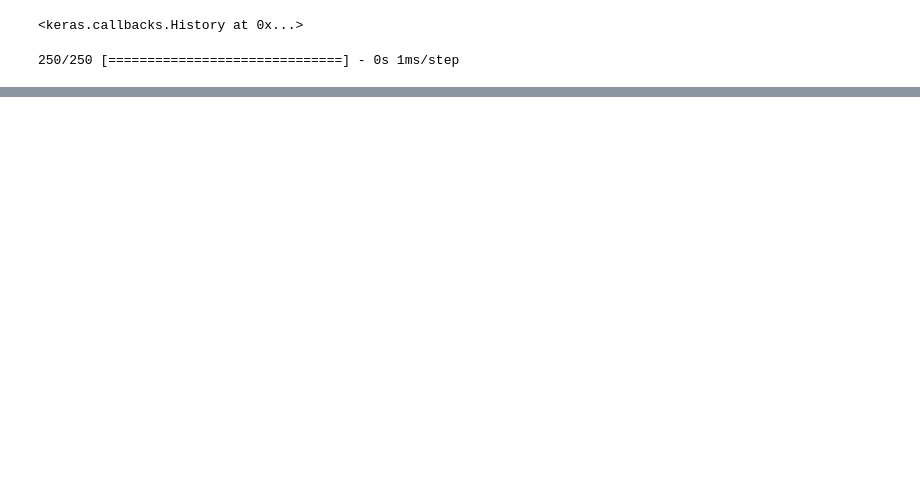
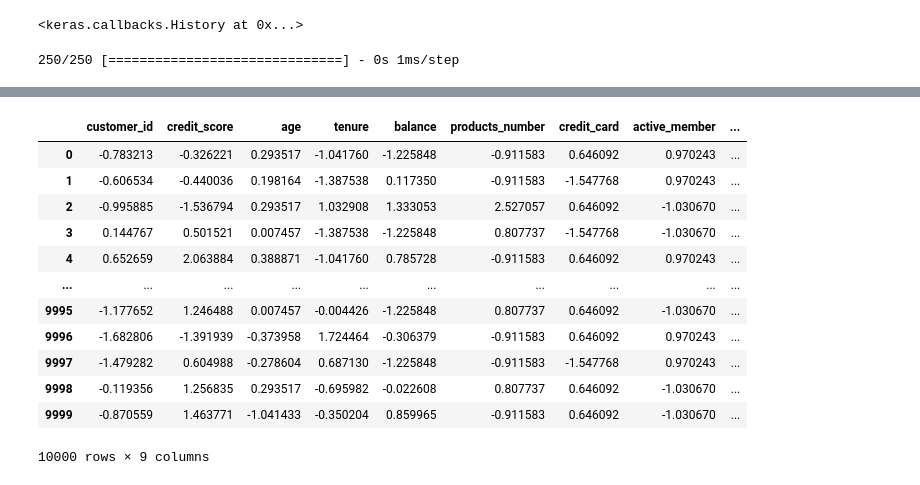
Before and after one commit to MuhammadUzair0786/Deep-Learning, a Jupyter notebook: ANN-Bank_Customer_Churn_Prediction.ipynb, the cells around one changed output, grey strips where cells are left out. Cells and saved outputs as stored; diff of their text form; code cells hidden in the pictures; blank space fills up the shorter version.

```diff
--- a/ANN-Bank_Customer_Churn_Prediction.ipynb
+++ b/ANN-Bank_Customer_Churn_Prediction.ipynb
@@ -110,0 +124,16 @@ array([[1.]], dtype=float32)
+# %%
+x
+# %% [output]
+|  | customer_id | credit_score | age | tenure | balance | products_number | credit_card | active_member | ... |
+| 0 | -0.783213 | -0.326221 | 0.293517 | -1.041760 | -1.225848 | -0.911583 | 0.646092 | 0.970243 | ... |
+| 1 | -0.606534 | -0.440036 | 0.198164 | -1.387538 | 0.117350 | -0.911583 | -1.547768 | 0.970243 | ... |
+| 2 | -0.995885 | -1.536794 | 0.293517 | 1.032908 | 1.333053 | 2.527057 | 0.646092 | -1.030670 | ... |
+| 3 | 0.144767 | 0.501521 | 0.007457 | -1.387538 | -1.225848 | 0.807737 | -1.547768 | -1.030670 | ... |
+| 4 | 0.652659 | 2.063884 | 0.388871 | -1.041760 | 0.785728 | -0.911583 | 0.646092 | 0.970243 | ... |
+| ... | ... | ... | ... | ... | ... | ... | ... | ... | ... |
+| 9995 | -1.177652 | 1.246488 | 0.007457 | -0.004426 | -1.225848 | 0.807737 | 0.646092 | -1.030670 | ... |
+| 9996 | -1.682806 | -1.391939 | -0.373958 | 1.724464 | -0.306379 | -0.911583 | 0.646092 | 0.970243 | ... |
+| 9997 | -1.479282 | 0.604988 | -0.278604 | 0.687130 | -1.225848 | -0.911583 | -1.547768 | 0.970243 | ... |
+| 9998 | -0.119356 | 1.256835 | 0.293517 | -0.695982 | -0.022608 | 0.807737 | 0.646092 | -1.030670 | ... |
+| 9999 | -0.870559 | 1.463771 | -1.041433 | -0.350204 | 0.859965 | -0.911583 | 0.646092 | -1.030670 | ... |
+10000 rows × 9 columns
```
Also changed, not shown: parts of 12 cells of this notebook, 1 other file.
